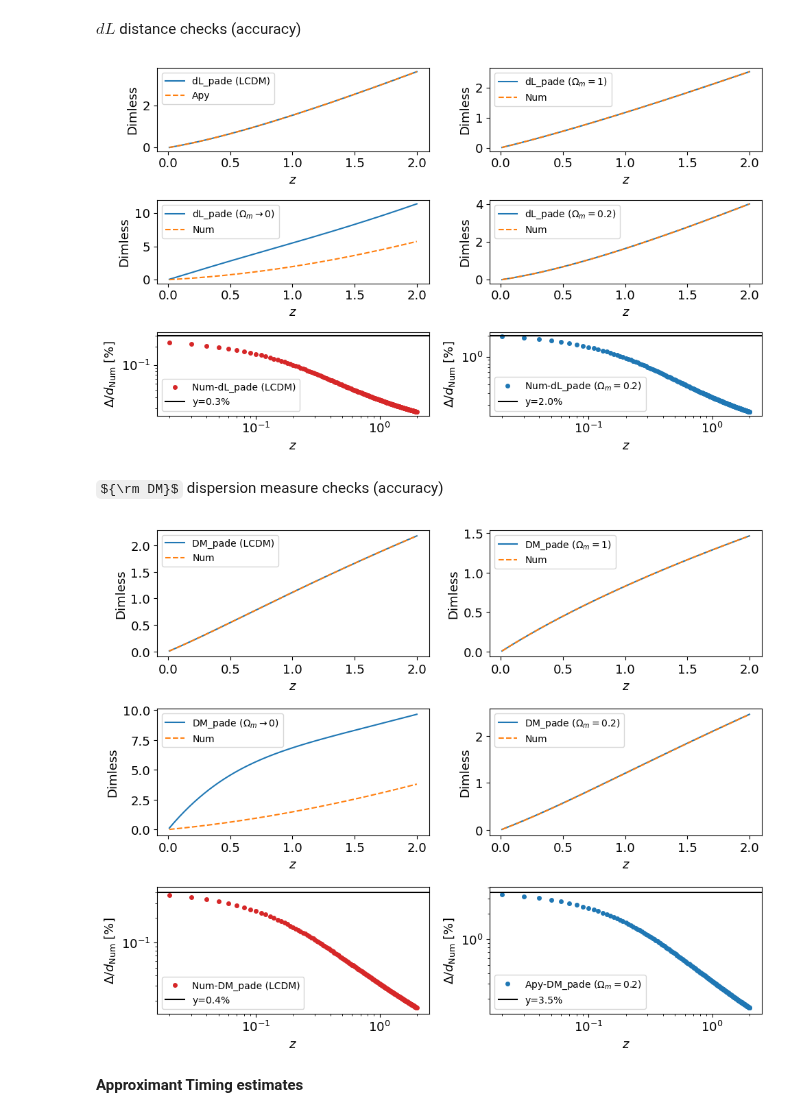
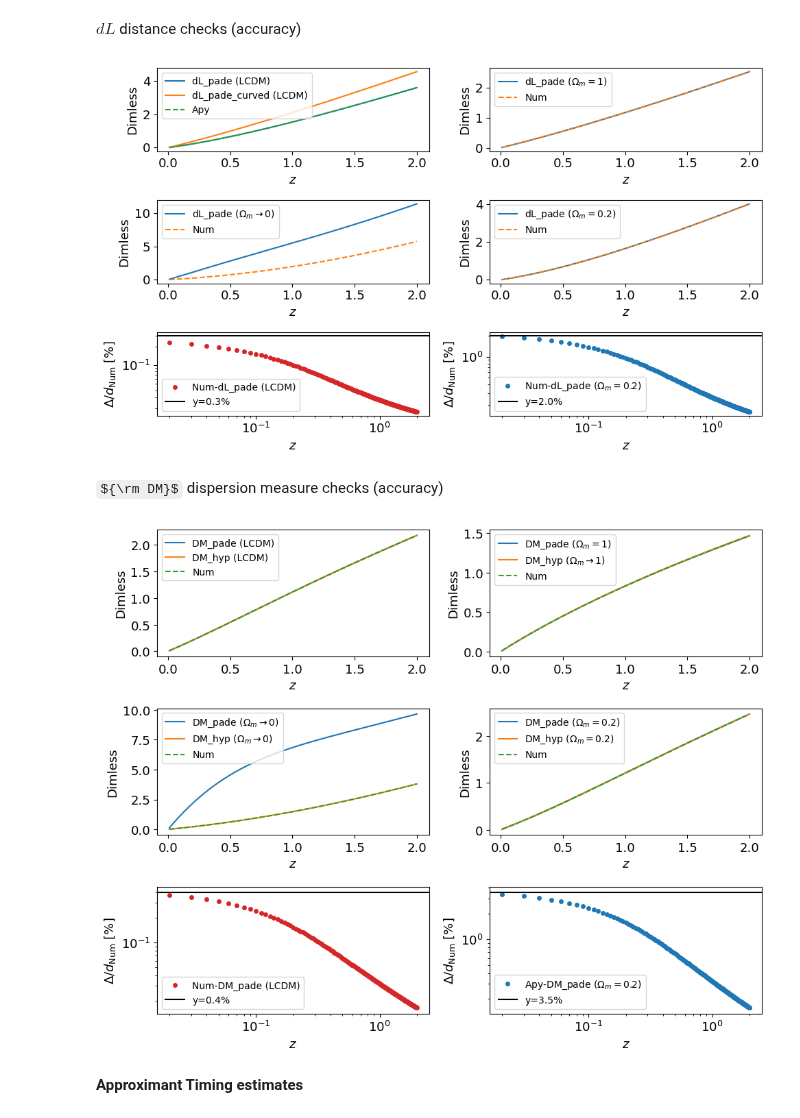
Before and after one commit to MariosNT/FRB_GW_association_cosmo, a Jupyter notebook: Notebooks/FRB_cosmo/DM_cosmic_Pade.ipynb, the cells around one changed output. Drawn from its saved outputs; the diff is of its cells as text; code cells hidden in the pictures; some formulas as TeX source.

```diff
--- a/Notebooks/FRB_cosmo/DM_cosmic_Pade.ipynb
+++ b/Notebooks/FRB_cosmo/DM_cosmic_Pade.ipynb
@@ -132,6 +133,34 @@ def DM_distance(z, Om):
     integral = quad(dDM_integrand, 0, z, args=(Om))[0]
 
     return integral
+
+
+def DM_distance_hyp(z, Om):
+    """
+    Calculates the integral in the DM formulae,
+    for a given pair of (z, Om), using the Gaussian
+    hypergeometric function.
+
+    Input
+    ----------
+    z : `float`
+        redshift
+    Om : Omega_matter
+
+    Returns
+    ----------
+    integral : `float`
+        integral value for (z, Om) pair for DM distance
+    """
+
+    factor_z = (z+1)**2/(2*np.sqrt(1-Om))
+    factor_0 = 1/(2*np.sqrt(1-Om))
+
+    argument = -Om*(1+z)**3/(1-Om)
+    hyp_z = hyp2f1(1/2, 2/3, 5/3, argument)
+    hyp_0 = hyp2f1(1/2, 2/3, 5/3, -Om/(1-Om))
+
+    return factor_z*hyp_z-factor_0*hyp_0
 # %%
 # We integrate between z = [0, 2]
 redshifts = np.linspace(0.01, 2.0, 200)
@@ -321,6 +371,7 @@ ax6 = fig.add_subplot(3, 2, 6)
 
 
 ax1.plot(redshifts, dL_pade(redshifts, OMEGA_MATTER), label='dL_pade (LCDM)')
+ax1.plot(redshifts, dL_pade_curved(redshifts, OMEGA_MATTER, 1-OMEGA_MATTER), label='dL_pade_curved (LCDM)')
 ax1.plot(redshifts, dL_astropy, label='Apy', ls='--')
 ax1.set_xlabel(r'$z$')
 ax1.set_ylabel(r'Dimless')
@@ -346,8 +397,6 @@ ax4.legend(fontsize=10)
 
 ax5.plot(redshifts[1:], np.abs((DL_LCDM_array[1:]-dL_pade(redshifts[1:], OMEGA_MATTER)))/(DL_LCDM_array[1:])*100,\
          label='Num-dL_pade (LCDM)', c='tab:red', marker ='o', markersize=4, ls='')
-# ax5.plot(redshifts[1:], np.abs((DM_MD_array[1:]-DM_pade(redshifts[1:], Om=1)))/(DM_MD_array[1:])*100,\
-#          label=r'Apy-DM_pade ($\Omega_m=1$)', c='tab:blue', marker ='o', markersize=4, ls='')
 ax5.axhline(y=0.3, c='black', label='y=0.3%')
 ax5.set_xlabel(r'$z$')
 ax5.set_ylabel(r'$\Delta/d_{\rm Num}$ [$\%$]')
@@ -369,7 +418,7 @@ ax6.legend(fontsize=10)
 plt.tight_layout()
 plt.show()
 # %% [output]
-[figure, old version]
+[figure, new version]
 # %% [markdown]
 ${\rm DM}$ dispersion measure checks (accuracy)
 # %%
@@ -383,53 +432,57 @@ ax6 = fig.add_subplot(3, 2, 6)
 
 
 ax1.plot(redshifts, DM_pade(redshifts, OMEGA_MATTER), label='DM_pade (LCDM)')
+ax1.plot(redshifts, DM_distance_hyp(redshifts, OMEGA_MATTER), label='DM_hyp (LCDM)')
 ax1.plot(redshifts, DM_LCDM_array, label='Num', ls='--')
 ax1.set_xlabel(r'$z$')
 ax1.set_ylabel(r'Dimless')
 ax1.legend(fontsize=10)
 
 ax2.plot(redshifts, DM_pade(redshifts, Om=1), label=r'DM_pade ($\Omega_m=1$)')
+ax2.plot(redshifts, DM_distance_hyp(redshifts, Om=0.99), label=r'DM_hyp ($\Omega_m \rightarrow 1$)')
 ax2.plot(redshifts, DM_MD_array, label='Num', ls='--')
 ax2.set_xlabel(r'$z$')
 ax2.set_ylabel(r'Dimless')
 ax2.legend(fontsize=10)
 
 ax3.plot(redshifts, DM_pade(redshifts, Om=0.01), label=r'DM_pade ($\Omega_m \rightarrow 0$)')
+ax3.plot(redshifts, DM_distance_hyp(redshifts, Om=0.01), label=r'DM_hyp ($\Omega_m \rightarrow 0$)')
 ax3.plot(redshifts, DM_LD_array, label='Num', ls='--')
 ax3.set_xlabel(r'$z$')
 ax3.set_ylabel(r'Dimless')
 ax3.legend(fontsize=10)
 
 ax4.plot(redshifts, DM_pade(redshifts, Om=0.2), label=r'DM_pade ($\Omega_m = 0.2$)')
+ax4.plot(redshifts, DM_distance_hyp(redshifts, Om=0.2), label=r'DM_hyp ($\Omega_m = 0.2$)')
 ax4.plot(redshifts, DM_lowOm_array, label='Num', ls='--')
 ax4.set_xlabel(r'$z$')
 ax4.set_ylabel(r'Dimless')
 ax4.legend(fontsize=10)
 
 ax5.plot(redshifts[1:], np.abs((DM_LCDM_array[1:]-DM_pade(redshifts[1:], OMEGA_MATTER)))/(DM_LCDM_array[1:])*100,\
          label='Num-DM_pade (LCDM)', c='tab:red', marker ='o', markersize=4, ls='')
 ax5.axhline(y=0.4, c='black', label='y=0.4%')
 ax5.set_xlabel(r'$z$')
 ax5.set_ylabel(r'$\Delta/d_{\rm Num}$ [$\%$]')
 ax5.set_yscale('log')
 ax5.set_xscale('log')
 #ax2.set_ylim(10e-3, 0.3)
 ax5.legend(fontsize=10)
 
 ax6.plot(redshifts[1:], np.abs((DM_lowOm_array[1:]-DM_pade(redshifts[1:], Om=0.2)))/(DM_lowOm_array[1:])*100,\
          label=r'Apy-DM_pade ($\Omega_m=0.2$)', c='tab:blue', marker ='o', markersize=4, ls='')
 ax6.axhline(y=3.5, c='black', label='y=3.5%')
 ax6.set_xlabel(r'$z$')
 ax6.set_ylabel(r'$\Delta/d_{\rm Num}$ [$\%$]')
 ax6.set_yscale('log')
 ax6.set_xscale('log')
 #ax2.set_ylim(10e-3, 0.3)
 ax6.legend(fontsize=10)
 
 plt.tight_layout()
 plt.show()
 # %% [output]
-[figure, old version]
+[figure, new version]
 # %% [markdown]
 __Approximant Timing estimates__
 # %%
```
Also changed, not shown: parts of 43 cells of this notebook.
